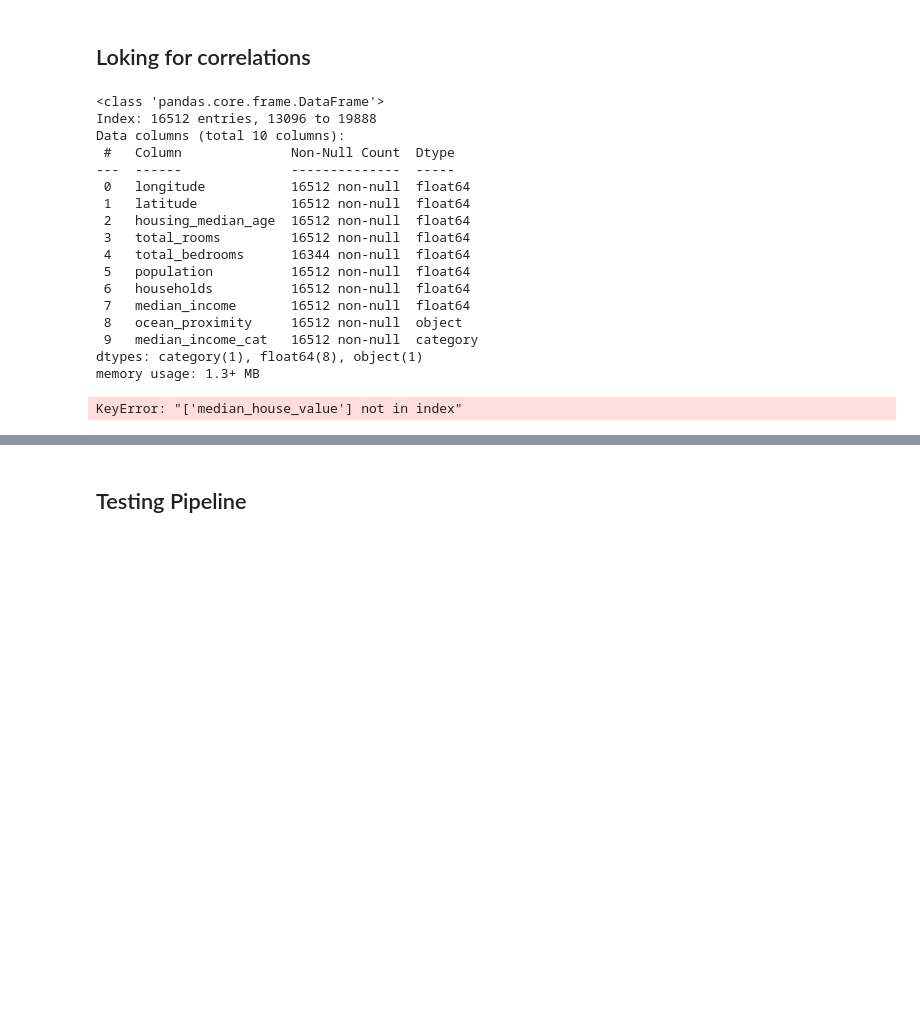
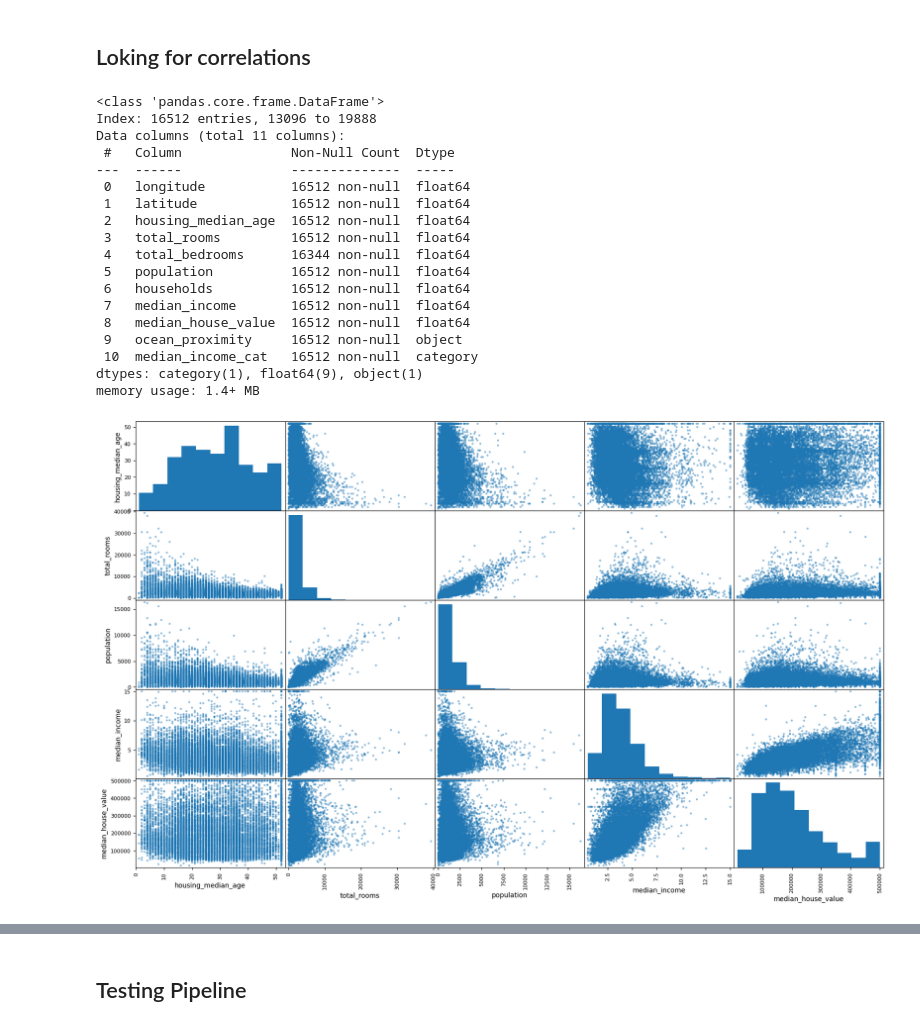
Before and after one commit to asrevo-applied-ml/basic-ml, a Jupyter notebook: e2e_ml.ipynb, the cells around one changed output, grey strips where cells are left out. Cells and saved outputs as stored; diff of their text form; code cells hidden in the pictures; blank space fills up the shorter version.

```diff
--- a/e2e_ml.ipynb
+++ b/e2e_ml.ipynb
@@ -114,11 +114,11 @@ plt.show()
 # %% [markdown]
 ## Loking for correlations
 # %%
-housing.info()
+strat_train_ds.info()
 # %% [output]
 <class 'pandas.core.frame.DataFrame'>
 Index: 16512 entries, 13096 to 19888
-Data columns (total 10 columns):
+Data columns (total 11 columns):
  #   Column              Non-Null Count  Dtype
 ---  ------              --------------  -----
  0   longitude           16512 non-null  float64
@@ -129,7 +129,8 @@ Data columns (total 10 columns):
  5   population          16512 non-null  float64
  6   households          16512 non-null  float64
  7   median_income       16512 non-null  float64
- 8   ocean_proximity     16512 non-null  object
- 9   median_income_cat   16512 non-null  category
-dtypes: category(1), float64(8), object(1)
-memory usage: 1.3+ MB
+ 8   median_house_value  16512 non-null  float64
+ 9   ocean_proximity     16512 non-null  object
+ 10  median_income_cat   16512 non-null  category
+dtypes: category(1), float64(9), object(1)
+memory usage: 1.4+ MB
@@ -139,7 +137,7 @@ housing_labels=strat_train_ds[["median_house_value"]].copy()
 # %%
 col=["housing_median_age","total_rooms","population","median_income","median_house_value"]
 # %%
-pd.plotting.scatter_matrix(housing[col],figsize=(20,12))
+pd.plotting.scatter_matrix(strat_train_ds[col],figsize=(20,12))
 plt.show()
 # %% [output]
-KeyError: "['median_house_value'] not in index"
+[figure, added]
```
Also changed, not shown: parts of 13 cells of this notebook.
